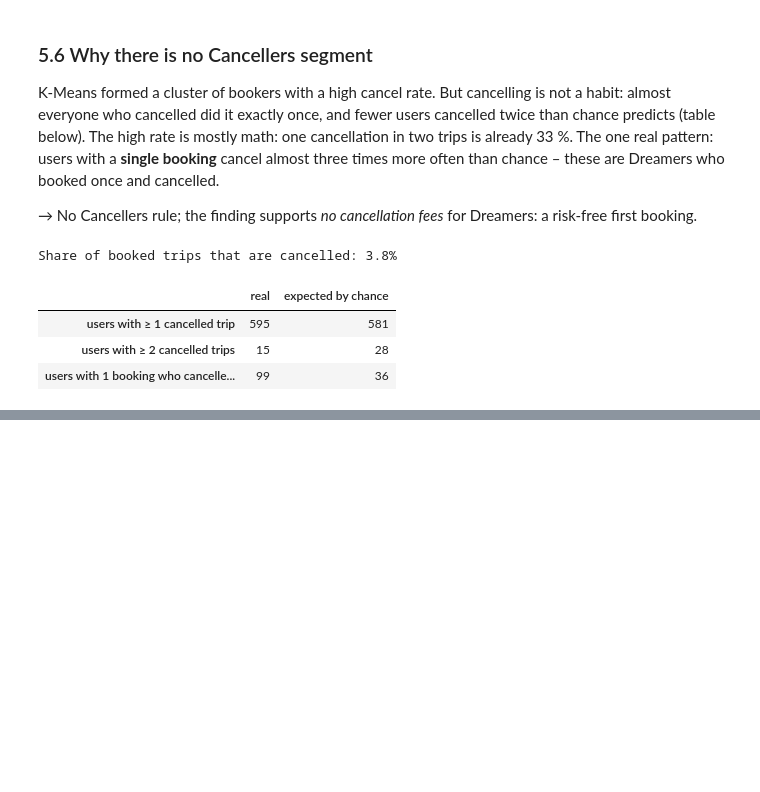
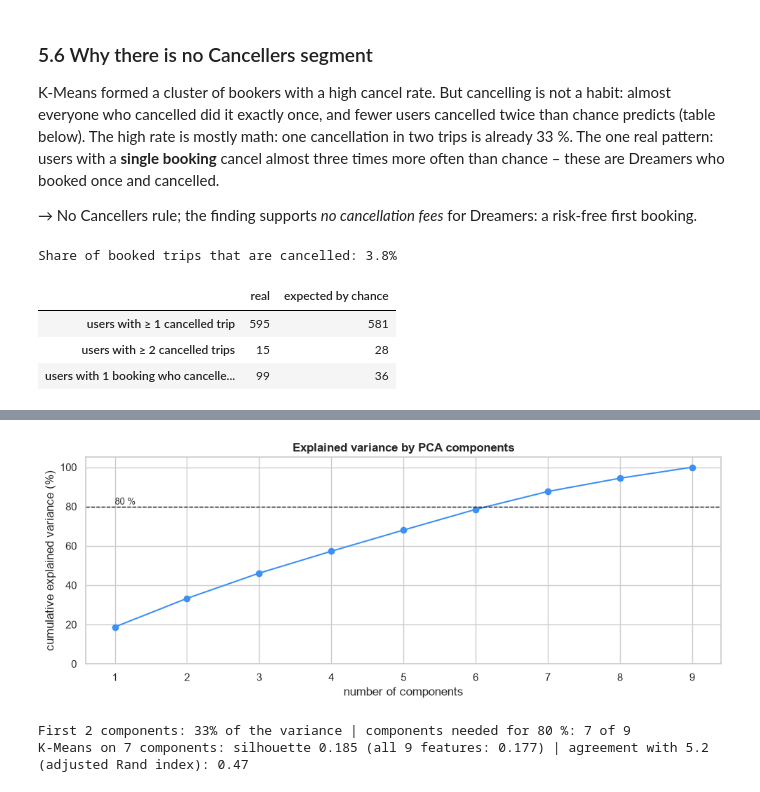
Before and after one commit to jtong28/TravelTide, a Jupyter notebook: notebooks/03_Segments_Models.ipynb, the cells around one changed output, grey strips where cells are left out. Cells and saved outputs as stored; diff of their text form; code cells hidden in the pictures; blank space fills up the shorter version.

```diff
--- a/notebooks/03_Segments_Models.ipynb
+++ b/notebooks/03_Segments_Models.ipynb
@@ -680,0 +818,23 @@ Share of booked trips that are cancelled: 3.8%
+# %%
+pca_full = PCA().fit(X_scaled)
+cum_var = np.cumsum(pca_full.explained_variance_ratio_)       # share of the differences explained by the first n components
+n_80 = int(np.argmax(cum_var >= 0.8) + 1)                     # components needed for 80 %
+
+fig, ax = plt.subplots(figsize=(10, 4))
+ax.plot(range(1, len(cum_var) + 1), cum_var * 100, marker="o", color=PALETTE[0])
+ax.axhline(80, color=PALETTE[4], ls="--", lw=1); ax.text(1, 81, "80 %", fontsize=9)
+ax.set_xlabel("number of components"); ax.set_ylabel("cumulative explained variance (%)")
+ax.set_title("Explained variance by PCA components", fontweight="bold"); ax.set_ylim(0, 105)
+plt.tight_layout(); plt.show()
+print(f"First 2 components: {cum_var[1]:.0%} of the variance | components needed for 80 %: {n_80} of {len(cum_var)}")
+
+# Brief's call to action: cluster again on the reduced data and compare with K-Means on all features (5.2)
+X_pca = PCA(n_components=n_80).fit_transform(X_scaled)
+labels_pca = KMeans(n_clusters=K, n_init=10, random_state=42).fit_predict(X_pca)
+print(f"K-Means on {n_80} components: silhouette {silhouette_score(X_pca, labels_pca):.3f} "
+      f"(all 9 features: {silhouette_score(X_scaled, bookers['cluster']):.3f}) | "
+      f"agreement with 5.2 (adjusted Rand index): {adjusted_rand_score(bookers['cluster'], labels_pca):.2f}")
+# %% [output]
+[figure, added]
+First 2 components: 33% of the variance | components needed for 80 %: 7 of 9
+K-Means on 7 components: silhouette 0.185 (all 9 features: 0.177) | agreement with 5.2 (adjusted Rand index): 0.47
```
Also changed, not shown: parts of 26 cells of this notebook, 7 other files.
